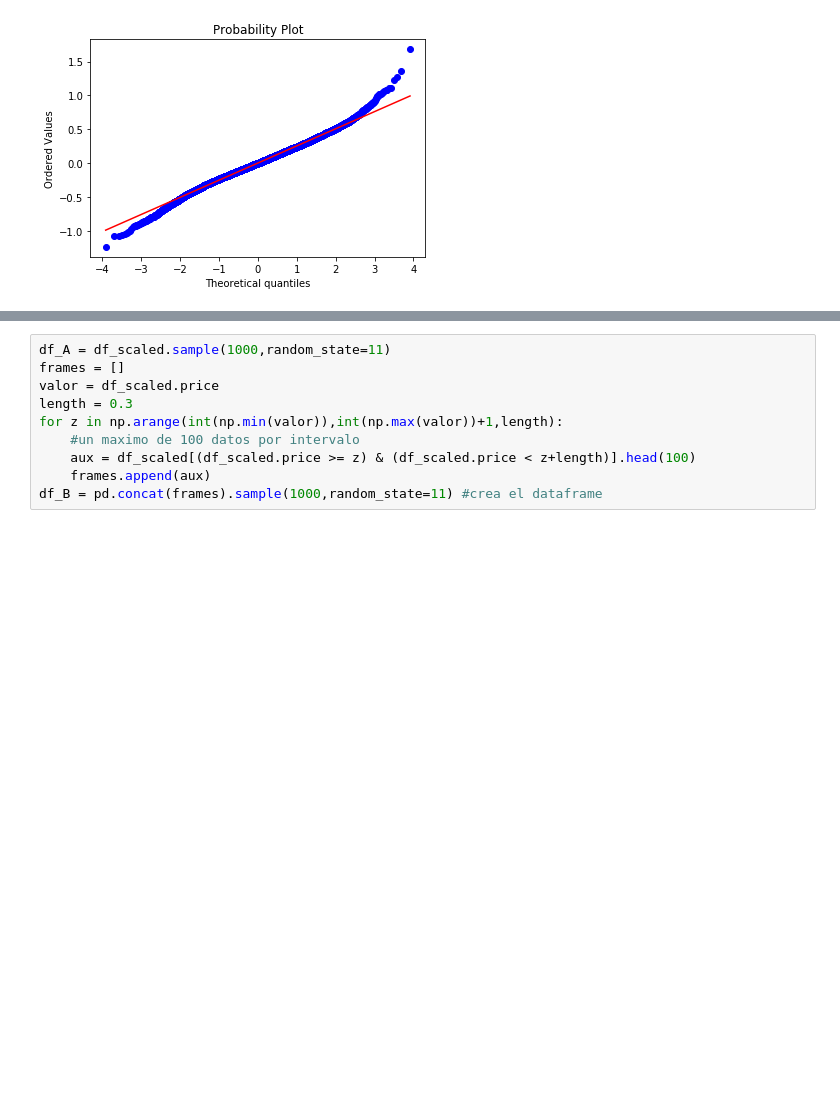
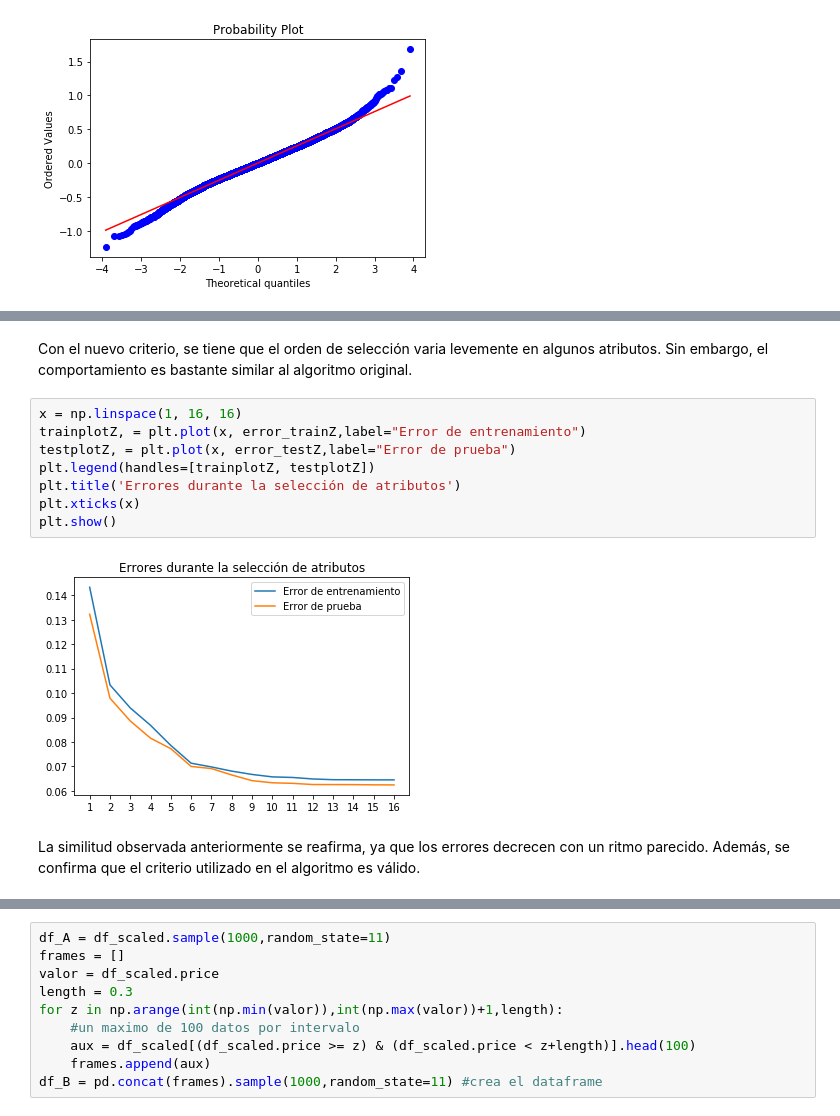
Before and after one commit to JavierL1/Tarea1-INF393, a Jupyter notebook: Tarea1.ipynb, the cells around one changed output, grey strips where cells are left out. Saved outputs shown, nothing was run; the diff lists cells and outputs as text; blank space fills up the shorter version.

```diff
--- a/Tarea1.ipynb
+++ b/Tarea1.ipynb
@@ -400,0 +485,15 @@ totalvars=17, mse = 0.064516
+# %% [markdown]
+Con el nuevo criterio, se tiene que el orden de selección varia levemente en algunos atributos. Sin embargo, el comportamiento es bastante similar al algoritmo original.
+# %%
+x = np.linspace(1, 16, 16)
+trainplotZ, = plt.plot(x, error_trainZ,label="Error de entrenamiento")
+testplotZ, = plt.plot(x, error_testZ,label="Error de prueba")
+plt.legend(handles=[trainplotZ, testplotZ])
+plt.title('Errores durante la selección de atributos')
+plt.xticks(x)
+plt.show()
+# %% [output]
+[figure, added]
+# %% [markdown]
+La similitud observada anteriormente se reafirma, ya que los errores decrecen con un ritmo parecido.
+Además, se confirma que el criterio utilizado en el algoritmo es válido.
```
Also changed, not shown: parts of 33 cells of this notebook.
